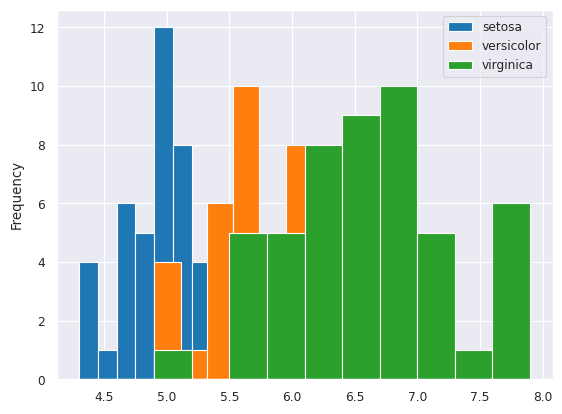
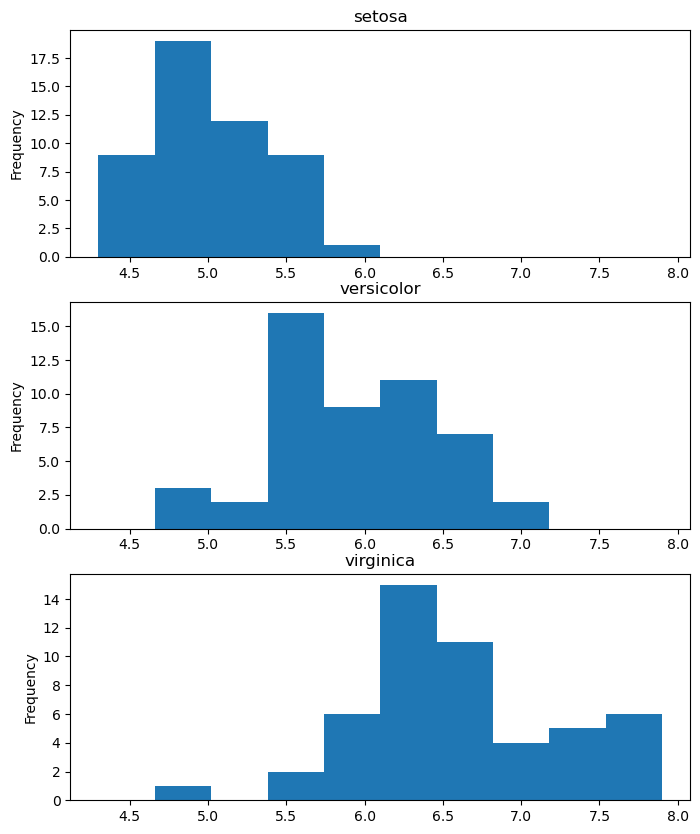
Code edit (unified diff) that turned the first committed figure into the second:
--- before
+++ after
@@ -2,4 +2,26 @@
 # Replace None with your code
 
-# Plot
-histplot2 = iris.groupby('species')['sepal_length'].plot(kind='hist', legend=True)
+import matplotlib.pyplot as plt
+
+# Create subplots
+fig, axes = plt.subplots(3, 1, figsize=(8, 10))
+species_list = sorted(iris['species'].unique())
+
+# Define bins to match sepal_length range
+bins = [4.3, 4.66, 5.02, 5.38, 5.74, 6.1, 6.46, 6.82, 7.18, 7.54, 7.9]
+
+histplot2 = []
+for ax, species in zip(axes, species_list):
+    species_data = iris[iris['species'] == species]['sepal_length'].values
+    ax.hist(species_data, bins=bins)
+    ax.set_title(species)
+    ax.set_ylabel('Frequency')
+    
+    # Correct bar positions to exact bin edges
+    for i, patch in enumerate(ax.patches):
+        patch.set_x(bins[i])
+    
+    histplot2.append(ax)
+
+# Convert to numpy array for indexing and flatten compatibility
+histplot2 = np.array(histplot2)

Commit: second commit